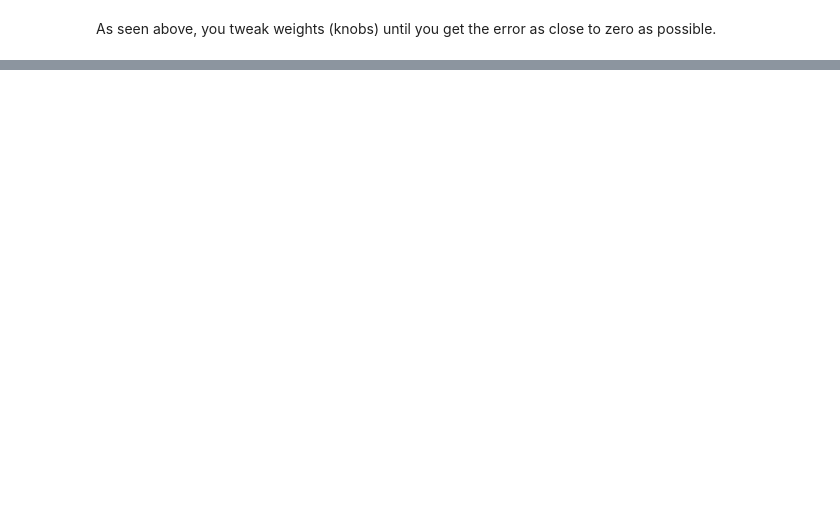
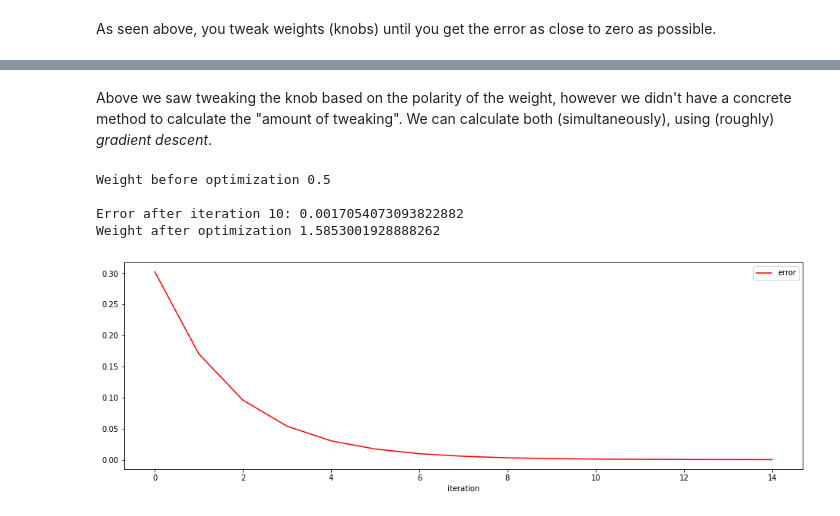
Before and after one commit to specbug/deeplearning, a Jupyter notebook: GrokkingDeepLearning/main.ipynb, the cells around one changed output, grey strips where cells are left out. Drawn from its saved outputs; the diff is of its cells as text; code cells hidden in the pictures; blank space fills up the shorter version.

```diff
--- a/GrokkingDeepLearning/main.ipynb
+++ b/GrokkingDeepLearning/main.ipynb
@@ -237,0 +237,43 @@ plt.show()
+# %% [markdown]
+Above we saw tweaking the knob based on the polarity of the weight, however we didn't have a concrete method to calculate the "amount of tweaking". We can calculate both (simultaneously), using (roughly) _gradient descent_.
+# %%
+def neural_network(ip, wgt):
+    return ip*wgt
+
+def cust_error(pred, goal):
+    return (pred-goal)**2
+
+def get_step_size(ip, pred, goal):
+    return (pred-goal)*ip
+# %%
+iterations = 15
+ip = 0.5
+wgt = 0.5
+goal = 0.8
+# %%
+error_history = []
+print('Weight before optimization', wgt, '\n')
+
+for i in range(1, iterations+1):
+    pred = neural_network(ip, wgt)
+    error = cust_error(pred, goal)
+    step_amount = get_step_size(ip, pred, goal)
+    wgt = wgt - step_amount
+    error_history.append(error)
+    if i%10==0:
+        print('Error after iteration '+str(i)+': '+str(error))
+
+print('Weight after optimization', wgt, '\n')
+# %% [output]
+Weight before optimization 0.5
+
+Error after iteration 10: 0.0017054073093822882
+Weight after optimization 1.5853001928888262
+# %%
+plt.figure(figsize=(16, 5))
+plt.plot(error_history, c='r')
+plt.xlabel('iteration')
+plt.legend(['error'])
+plt.show()
+# %% [output]
+[figure, added]
```
Also changed, not shown: parts of 9 cells of this notebook.
